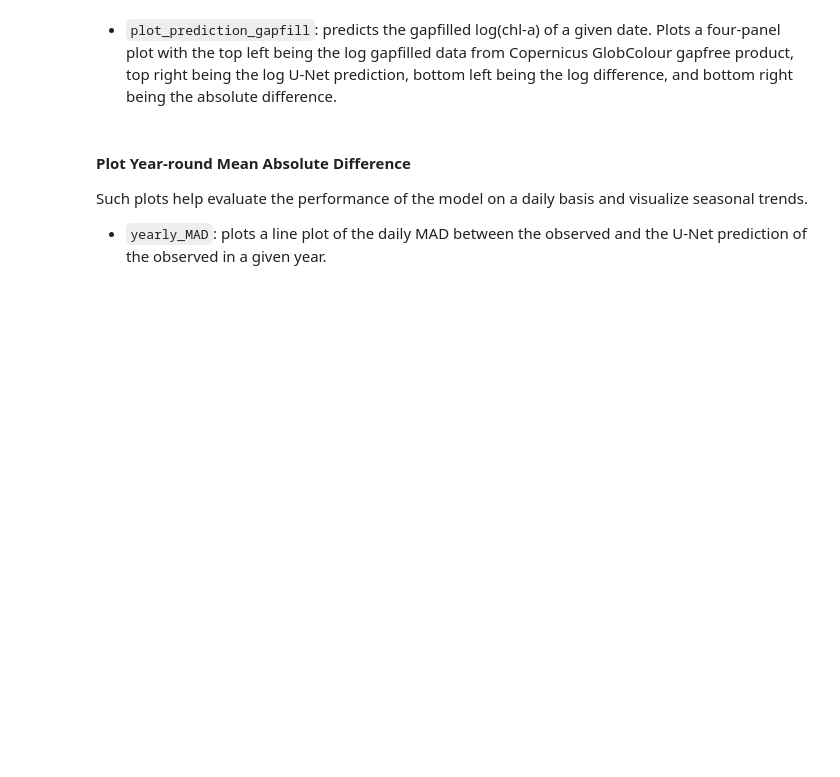
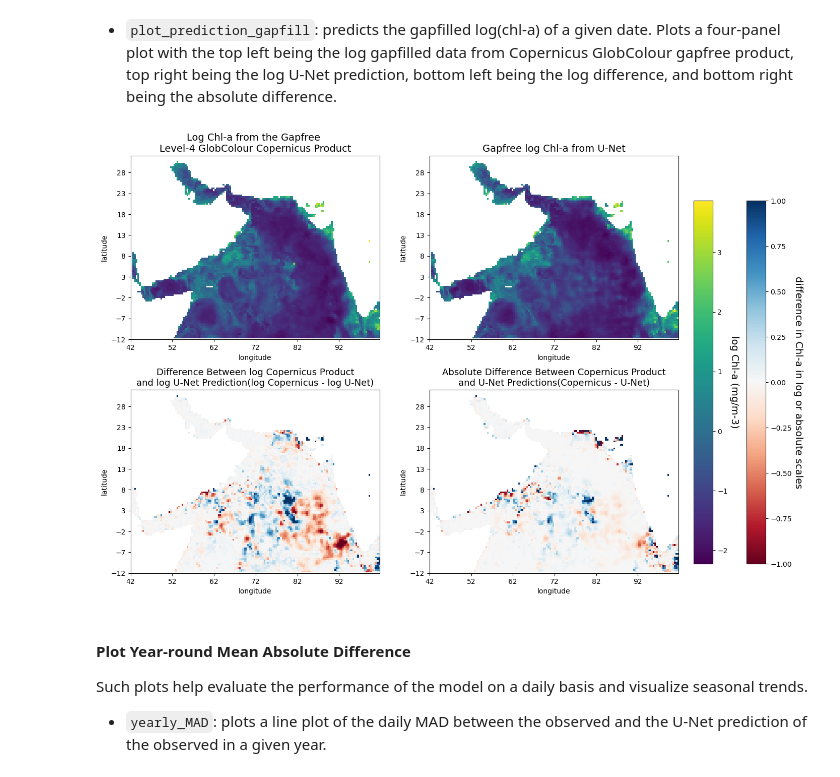
Before and after one commit to SAFS-Varanasi-Internship/mindthegap, a Jupyter notebook: book/2-U-Net_Fit_New.ipynb, the cells around one changed output. Cells and saved outputs as stored; diff of their text form; code cells hidden in the pictures; blank space fills up the shorter version.

```diff
--- a/book/2-U-Net_Fit_New.ipynb
+++ b/book/2-U-Net_Fit_New.ipynb
@@ -507,9 +571,13 @@ viz.plot_prediction_observed(ds_cropped, model, date, meanCHL=meanCHL, stdCHL=st
 # %% [markdown]
 - `plot_prediction_gapfill`:  predicts the gapfilled log(chl-a) of a given date. Plots a four-panel plot with the top left being the log gapfilled data from Copernicus GlobColour gapfree product, top right being the log U-Net prediction, bottom left being the log difference, and bottom right being the absolute difference.
 # %%
-def plot_prediction_gapfill(zarr_stdized, zarr_label, model, date_to_predict):
-    mean_std = np.load(f'{datadir}/{zarr_label}.npy',allow_pickle='TRUE').item()
-    mean, std = mean_std['CHL'][0], mean_std['CHL'][1]
+def plot_prediction_gapfill(zarr_stdized, zarr_label, model, date_to_predict, meanCHL, stdCHL):
+    mean_std = {
+        "CHL": (meanCHL, stdCHL),
+        "masked_CHL": (meanCHL, stdCHL),
+    }
+    mean, std = mean_std["CHL"]
+
     zarr_date = zarr_stdized.sel(time=date_to_predict)
     X = []
     X_vars = list(zarr_stdized.keys())
@@ -603,2 +685,9 @@ def plot_prediction_gapfill(zarr_stdized, zarr_label, model, date_to_predict):
 # %%
-plot_prediction_gapfill(zarr_stdized, zarr_label, model, date)
+from mindthegap import unstdize
+import matplotlib.pyplot as plt
+import cartopy.crs as ccrs
+import cartopy.feature as cfeature
+date = '2020-09-08'
+plot_prediction_gapfill(ds_cropped, zarr_label, model, date, meanCHL, stdCHL)
+# %% [output]
+[figure, added]
```
Also changed, not shown: parts of 15 cells of this notebook, 4 other files.
